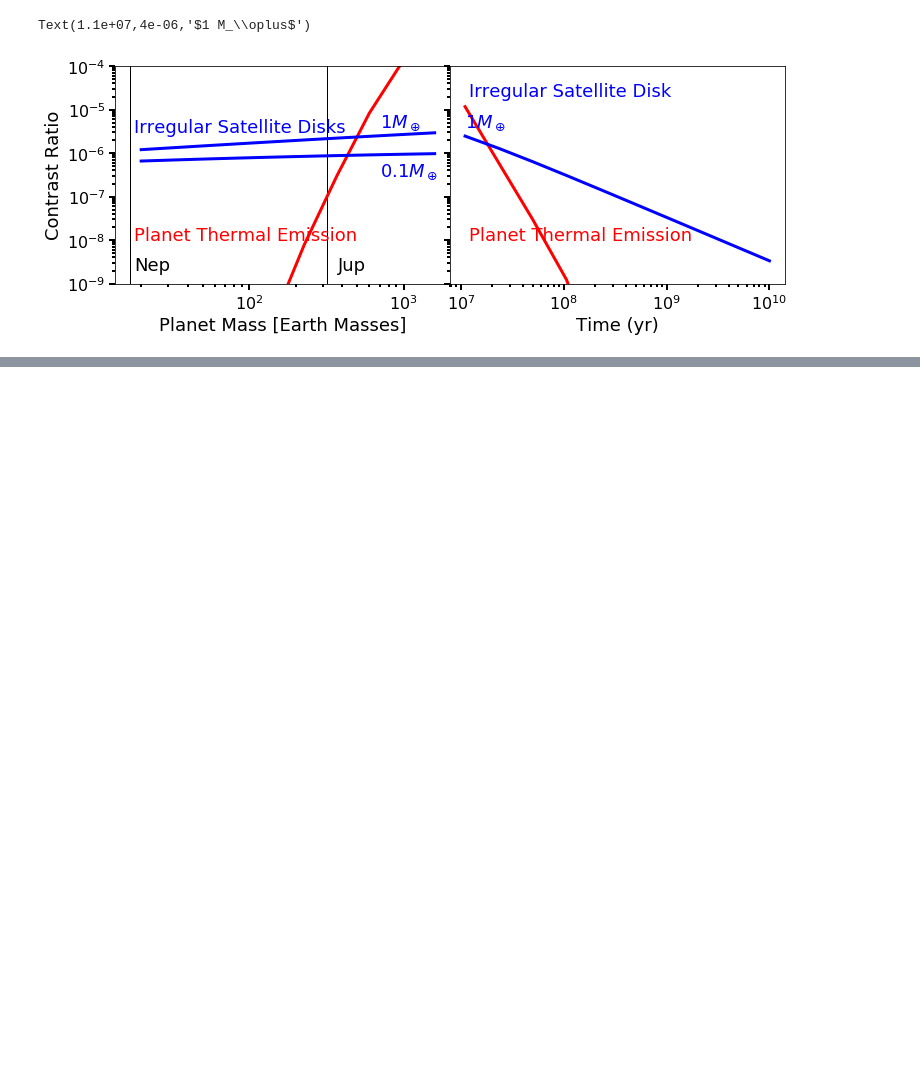
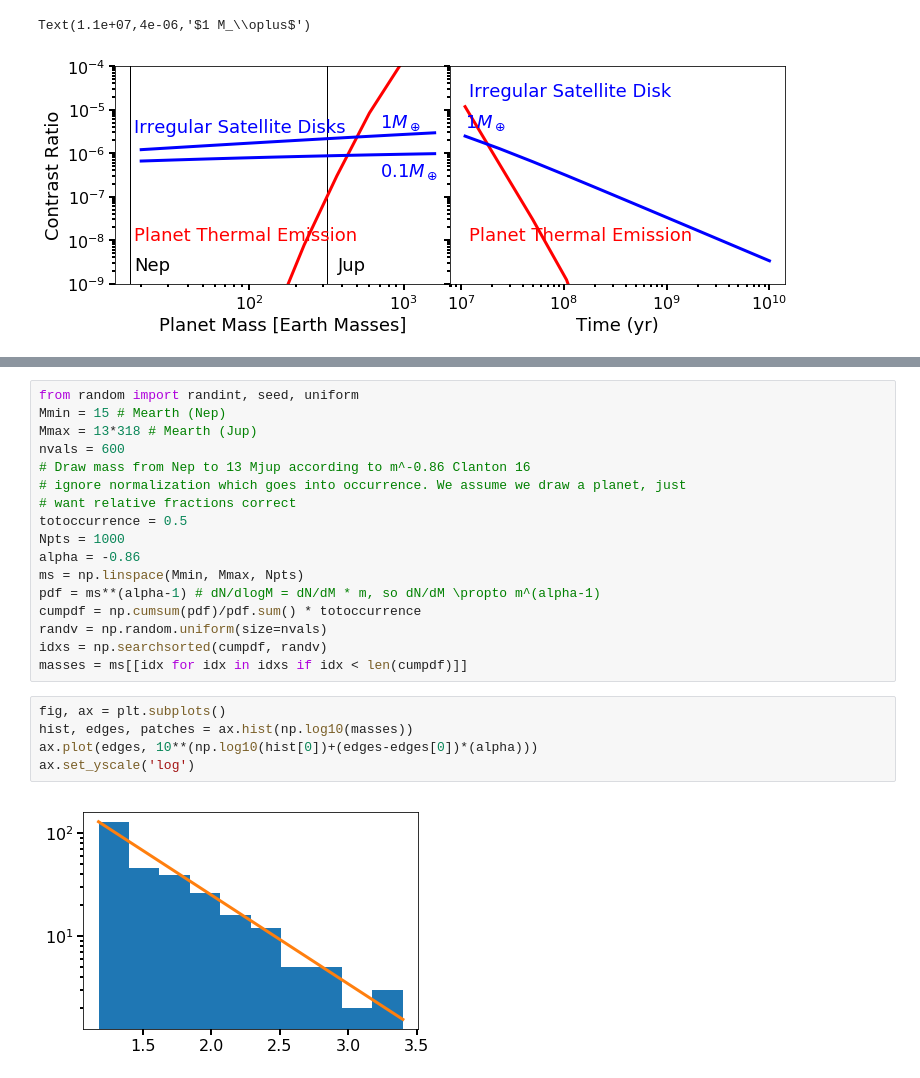
Before and after one commit to LoicNassif/CE-Irregular-Satellites, a Jupyter notebook: jupyter_examples/ContrastRatioScalings.ipynb, the cells around one changed output, grey strips where cells are left out. Drawn from its saved outputs; the diff is of its cells as text; blank space fills up the shorter version.

```diff
--- a/jupyter_examples/ContrastRatioScalings.ipynb
+++ b/jupyter_examples/ContrastRatioScalings.ipynb
@@ -91,0 +164,24 @@ Text(1.1e+07,4e-06,'$1 M_\\oplus$')
+# %%
+from random import randint, seed, uniform
+Mmin = 15 # Mearth (Nep)
+Mmax = 13*318 # Mearth (Jup)
+nvals = 600
+# Draw mass from Nep to 13 Mjup according to m^-0.86 Clanton 16
+# ignore normalization which goes into occurrence. We assume we draw a planet, just
+# want relative fractions correct
+totoccurrence = 0.5
+Npts = 1000
+alpha = -0.86
+ms = np.linspace(Mmin, Mmax, Npts)
+pdf = ms**(alpha-1) # dN/dlogM = dN/dM * m, so dN/dM \propto m^(alpha-1)
+cumpdf = np.cumsum(pdf)/pdf.sum() * totoccurrence
+randv = np.random.uniform(size=nvals)
+idxs = np.searchsorted(cumpdf, randv)
+masses = ms[[idx for idx in idxs if idx < len(cumpdf)]]
+# %%
+fig, ax = plt.subplots()
+hist, edges, patches = ax.hist(np.log10(masses))
+ax.plot(edges, 10**(np.log10(hist[0])+(edges-edges[0])*(alpha)))
+ax.set_yscale('log')
+# %% [output]
+[figure, added]
```
Also changed, not shown: parts of 7 cells of this notebook, 5 other files.
